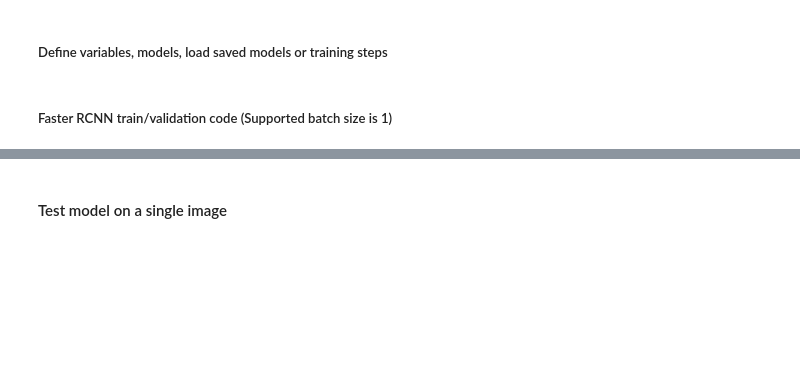
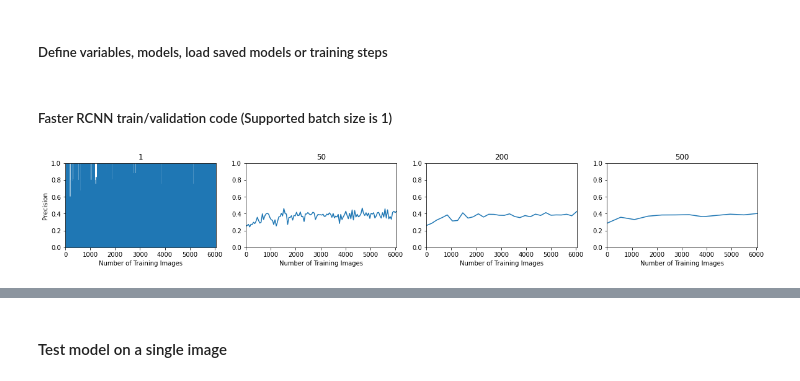
Before and after one commit to resmaessen/CS4240-DL_Reproduce-_project_Fruit_Detection, a Jupyter notebook: Faster_RCNN.ipynb, the cells around one changed output, grey strips where cells are left out. Drawn from its saved outputs; the diff is of its cells as text; code cells hidden in the pictures; blank space fills up the shorter version.

Commit message:
Updated the model

```diff
--- a/Faster_RCNN.ipynb
+++ b/Faster_RCNN.ipynb
@@ -731,19 +718,28 @@ def average_precision(gt_box_pred, gt_box):
     iou_box = box_iou(gt_box, gt_box_pred)
     TP = 0
     FP = 0
+    FN = 0
     for i in range(0,(iou_box.shape[0])):
       if len(iou_box[i, :][iou_box[i, :] > 0.2]) > 0:
         TP += 1
+      else:
+        FN += 1
     for i in range(0,(iou_box.shape[1])):
       if len(iou_box[:, i][iou_box[:, i] > 0.2]) == 0:
         FP += 1
+
     if len(gt_box_pred) == 0 and  len(gt_box) == 0:
       precision = 1
     elif TP == 0 and FP == 0:
       precision = 0
     else:
       precision = (TP)/(TP + FP)
-    return precision
+
+    if TP == 0 and FN == 0:
+      recall = 1
+    else:
+      recall = TP/(TP + FN)
+    return precision, recall
 # %% [markdown]
 ### ROI Pooling Layer
 # %%
@@ -922,8 +914,8 @@ TypeError: ignored
 # %% [markdown]
 ##### Define variables, models, load saved models or training steps
 # %%
-#load_model = ''    # If there is a (partially) trained model fill it in here
-load_model = 'drive/My Drive/Deep Learning/CS4240-Project/saved_models_faster_rcnn/current.pt'
+load_model = ''    # If there is a (partially) trained model fill it in here
+#load_model = 'drive/My Drive/Deep Learning/CS4240-Project/saved_models_faster_rcnn/current.pt'
 
 
 # Make the differen vectors
@@ -936,7 +928,9 @@ valid_loss_hist = []
 epoch_start = 0
 best_valid_score = 10000
 precision_train = []
+recall_train = []
 precision_valid = []
+recall_valid = []
 
 
 #vgg_feature_extracter, vgg_classifier = Faster_RCNN_vgg16(num_freeze_top=10)
@@ -967,7 +961,9 @@ if load_model != '':
   epoch_start = checkpoint['epoch_start']
   best_valid_score = checkpoint['best_valid_score']
   precision_train = checkpoint['precision_train']
+  recall_train = checkpoint['recall_train']
   precision_valid = checkpoint['precision_valid']
+  recall_valid = checkpoint['recall_valid']
   rpn.train()
   decider.train()
 
@@ -980,8 +976,8 @@ running_loss1 = 0
 running_loss2 = 0
 loss_avg_step = 50
 train_visualise_step  = 350
-valid_visualise_step = 30
-total_epoch = 80-epoch_start
+valid_visualise_step = 50
+total_epoch = 60-epoch_start
 save_visualisation = 10
 save_file = 5
 # %% [markdown]
@@ -1147,0 +1167,22 @@ for epoch in range(epoch_start,epoch_start+total_epoch):
+# %%
+fig, ax = plt.subplots(1, 4, figsize=(20, 2.5))
+steps = [1, 50, 200, 500]
+for idx, step in enumerate(steps):
+  precision = []
+  n = int(len(precision_valid)/step)
+  for i in range(n):
+    precision.append(np.mean(precision_valid[i*step:i*step+step-1]))
+  trial = np.linspace(0, len(precision_valid) , len(precision))
+  if idx == 0:
+    ax[idx].plot(precision_valid)
+    ax[idx].set_ylabel('Precision')
+  else:
+    ax[idx].plot(trial, precision)
+  ax[idx].title.set_text(str(step))
+  ax[idx].set_ylim([0, 1])
+  ax[idx].set_xlim([0, len(precision_valid)])
+  ax[idx].set_xlabel('Number of Training Images')
+
+plt.savefig('drive/My Drive/Deep Learning/CS4240-Project/save_figure_rosa/validation_precision.png')
+# %% [output]
+[figure, added]
```
Also changed, not shown: parts of 14 cells of this notebook.
